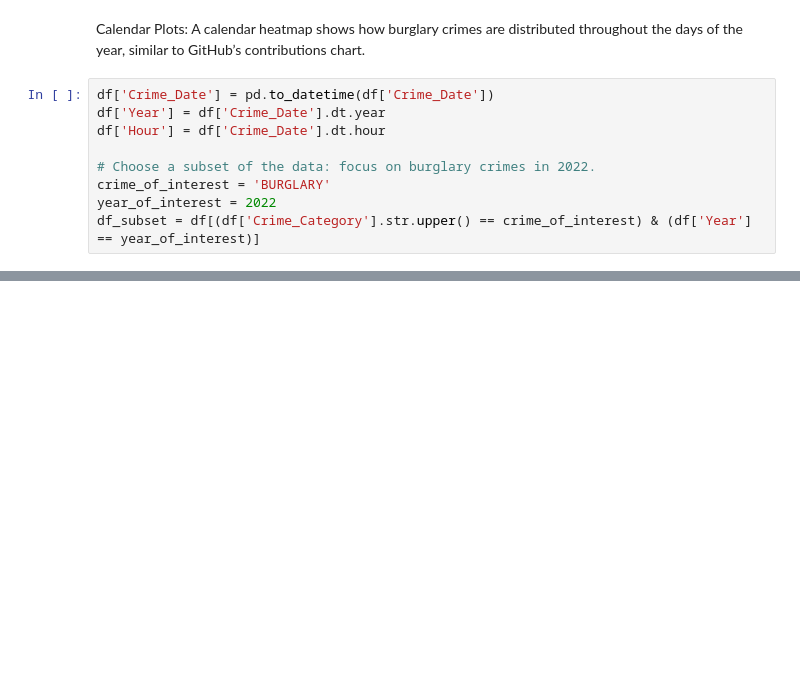
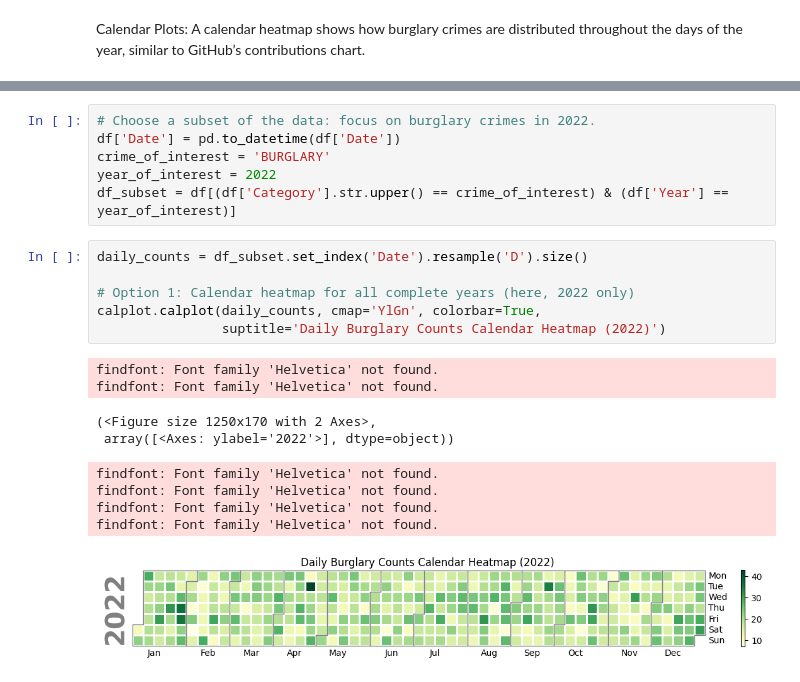
Before and after one commit to LeoItaly/social-data-visualization-2025, a Jupyter notebook: Assignment/Assignment1_.ipynb, the cells around one changed output, grey strips where cells are left out. Saved outputs shown, nothing was run; the diff lists cells and outputs as text; blank space fills up the shorter version.

```diff
--- a/Assignment/Assignment1_.ipynb
+++ b/Assignment/Assignment1_.ipynb
@@ -135,12 +158,3 @@ import numpy as np
 #### Part A: Calendar Heatmaps
 # %% [markdown]
 Calendar Plots: A calendar heatmap shows how burglary crimes are distributed throughout the days of the year, similar to GitHub’s contributions chart.
-# %%
-df['Crime_Date'] = pd.to_datetime(df['Crime_Date'])
-df['Year'] = df['Crime_Date'].dt.year
-df['Hour'] = df['Crime_Date'].dt.hour
-
-# Choose a subset of the data: focus on burglary crimes in 2022.
-crime_of_interest = 'BURGLARY'
-year_of_interest = 2022
-df_subset = df[(df['Crime_Category'].str.upper() == crime_of_interest) & (df['Year'] == year_of_interest)]
@@ -241,0 +161,22 @@ This multi-faceted view is essential for identifying not only the outliers but a
+# %%
+# Choose a subset of the data: focus on burglary crimes in 2022.
+df['Date'] = pd.to_datetime(df['Date'])
+crime_of_interest = 'BURGLARY'
+year_of_interest = 2022
+df_subset = df[(df['Category'].str.upper() == crime_of_interest) & (df['Year'] == year_of_interest)]
+# %%
+daily_counts = df_subset.set_index('Date').resample('D').size()
+
+# Option 1: Calendar heatmap for all complete years (here, 2022 only)
+calplot.calplot(daily_counts, cmap='YlGn', colorbar=True,
+                suptitle='Daily Burglary Counts Calendar Heatmap (2022)')
+# %% [output]
+findfont: Font family 'Helvetica' not found.
+findfont: Font family 'Helvetica' not found.
+(<Figure size 1250x170 with 2 Axes>,
+ array([<Axes: ylabel='2022'>], dtype=object))
+findfont: Font family 'Helvetica' not found.
+findfont: Font family 'Helvetica' not found.
+findfont: Font family 'Helvetica' not found.
+findfont: Font family 'Helvetica' not found.
+[figure, added]
```
Also changed, not shown: parts of 64 cells of this notebook.
